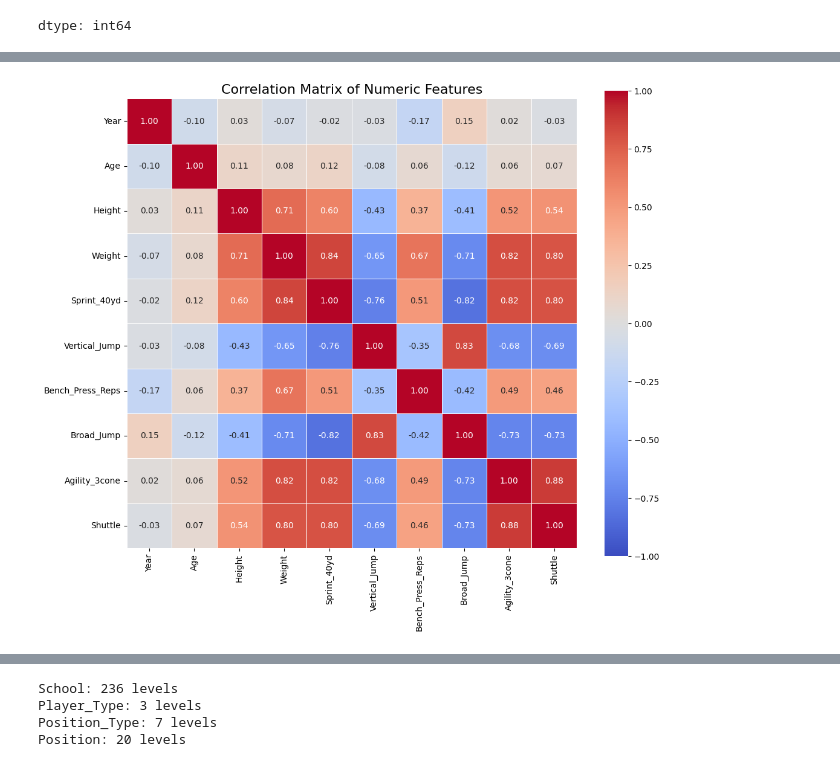
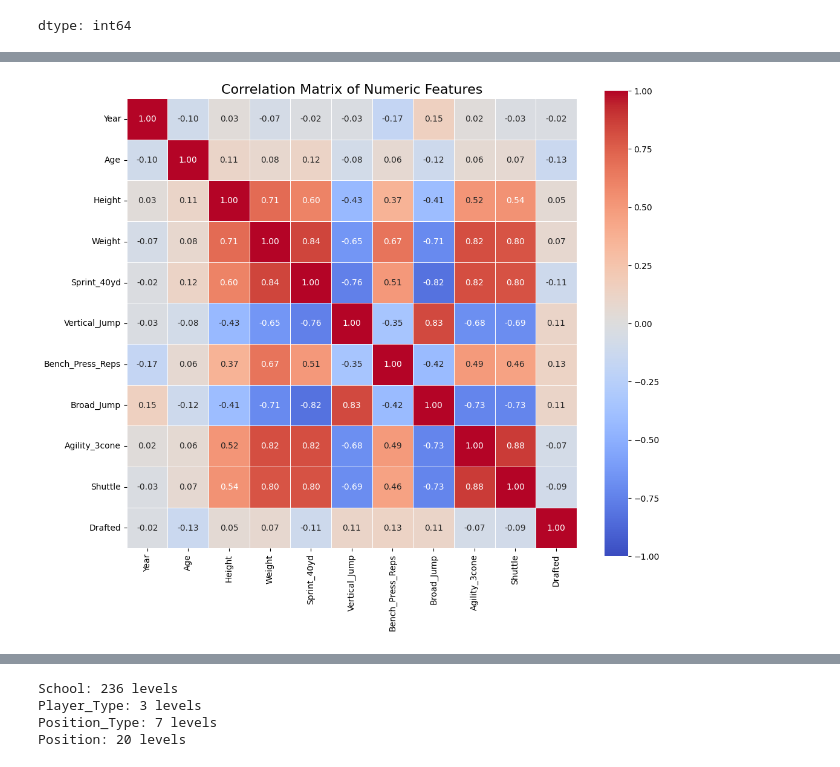
Before and after one commit to yamatai-wizard/GCI_Competition2, a Jupyter notebook: NFL_Draft_Prediction.ipynb, the cells around one changed output, grey strips where cells are left out. Cells and saved outputs as stored; diff of their text form; code cells hidden in the pictures.

```diff
--- a/NFL_Draft_Prediction.ipynb
+++ b/NFL_Draft_Prediction.ipynb
@@ -215,23 +215,21 @@ plt.show()
 # %%
-# 数値列だけを取り出す（Id, Drafted列は除く）
-numeric_cols = train.select_dtypes(include=['number']).drop(['Id', 'Drafted'], axis=1)
+numeric_cols = train.select_dtypes(include=['number']).drop(['Id'], axis=1)
 
-# 相関行列を計算
 corr_matrix = numeric_cols.corr()
 
-# ヒートマップをプロット
+
 plt.figure(figsize=(12, 10))
 sns.heatmap(
     corr_matrix,
     annot=True,
     fmt='.2f',
     cmap='coolwarm',
     vmin=-1, vmax=1,
     square=True,
     linewidths=0.5
 )
 
 plt.title('Correlation Matrix of Numeric Features', fontsize=16)
 plt.show()
 # %% [output]
-[figure, old version]
+[figure, new version]
```
Also changed, not shown: parts of 59 cells of this notebook.
